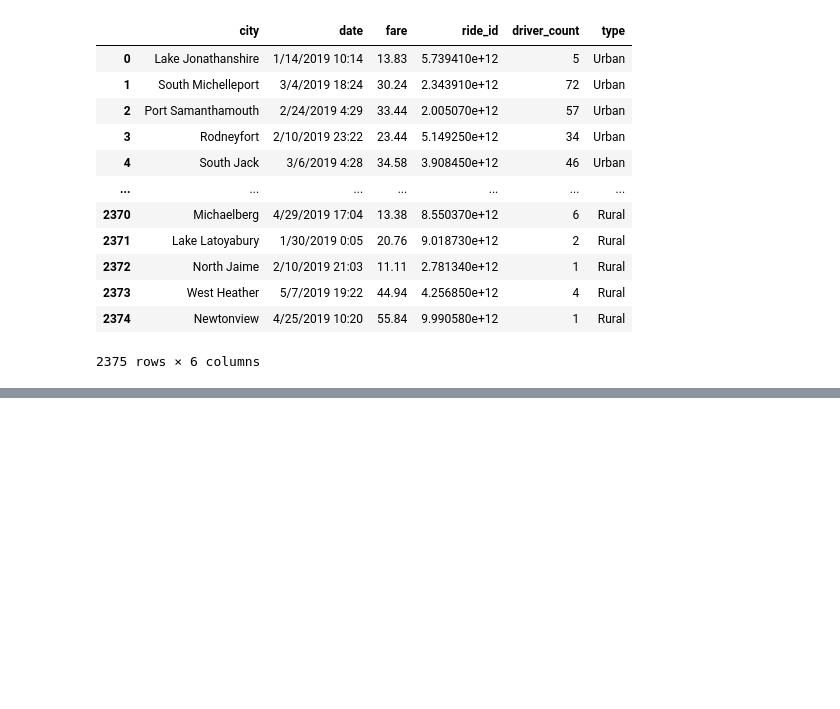
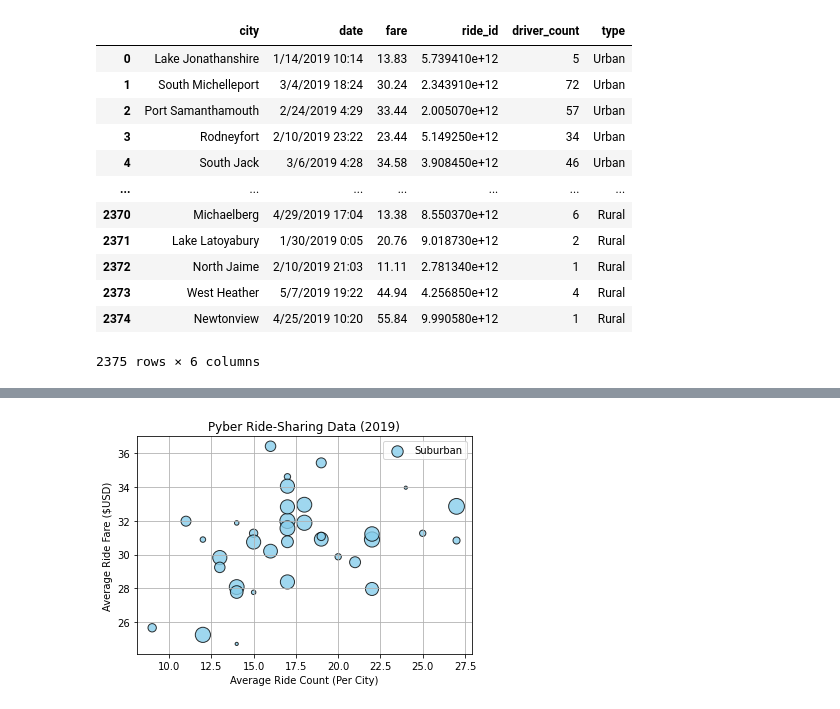
Before and after one commit to BrandonCodes95/PyBer_Analysis, a Jupyter notebook: PyBer.ipynb, the cells around one changed output, grey strips where cells are left out. Drawn from its saved outputs; the diff is of its cells as text; code cells hidden in the pictures; blank space fills up the shorter version.

```diff
--- a/PyBer.ipynb
+++ b/PyBer.ipynb
@@ -155,0 +174,6 @@ pyber_data_df
+# %%
+#create data frame for each type
+
+suburban_cities_df = pyber_data_df[pyber_data_df["type"] == "Suburban"]
+
+suburban_cities_df.head(10)
@@ -155,0 +224,4 @@ pyber_data_df
+# %%
+suburban_ride_count = suburban_cities_df.groupby(["city"]).count()["ride_id"]
+
+suburban_ride_count.head()
@@ -155,0 +270,4 @@ pyber_data_df
+# %%
+suburban_avg_fare = suburban_cities_df.groupby(["city"]).mean()["fare"]
+
+suburban_avg_fare.head()
@@ -155,0 +308,6 @@ pyber_data_df
+# %%
+#get average number od drivers for each city type
+
+suburban_avg_drivers = suburban_cities_df.groupby(["city"]).mean()["driver_count"]
+
+suburban_avg_drivers.head()
@@ -155,0 +363,23 @@ pyber_data_df
+# %%
+#create a suburban bubble chart
+
+plt.scatter(suburban_ride_count,
+            suburban_avg_fare,
+            s=10*suburban_avg_drivers,
+            c= "skyblue",
+            edgecolor="black",
+            alpha=0.8,
+            linewidths=1,
+            label="Suburban")
+
+plt.xlabel("Average Ride Count (Per City)")
+
+plt.ylabel("Average Ride Fare ($USD)")
+
+plt.title("Pyber Ride-Sharing Data (2019)")
+
+plt.legend()
+
+plt.grid(True)
+# %% [output]
+[figure, added]
```
Also changed, not shown: parts of 15 cells of this notebook.
